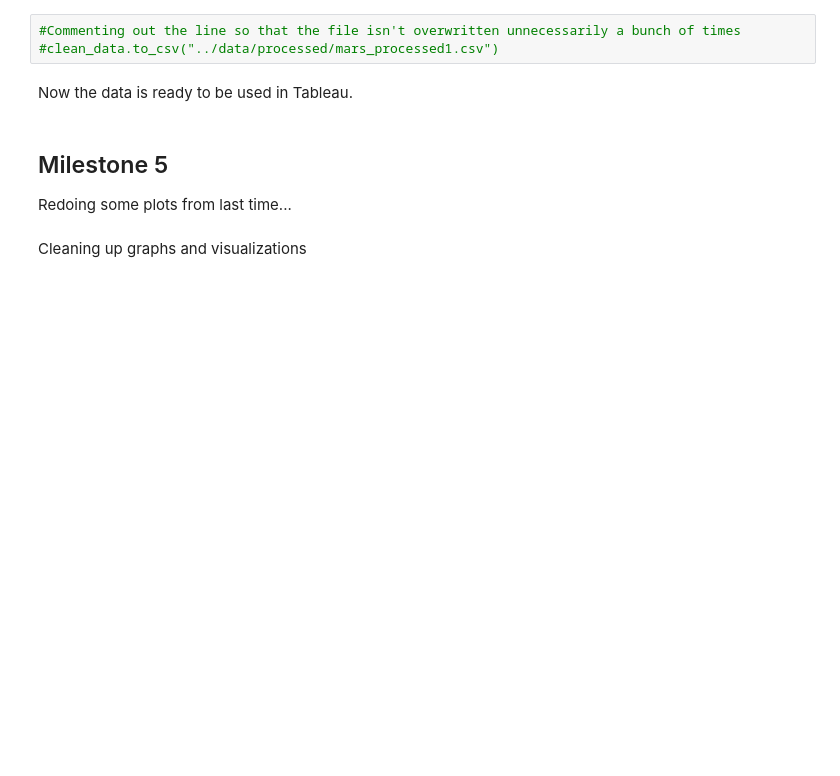
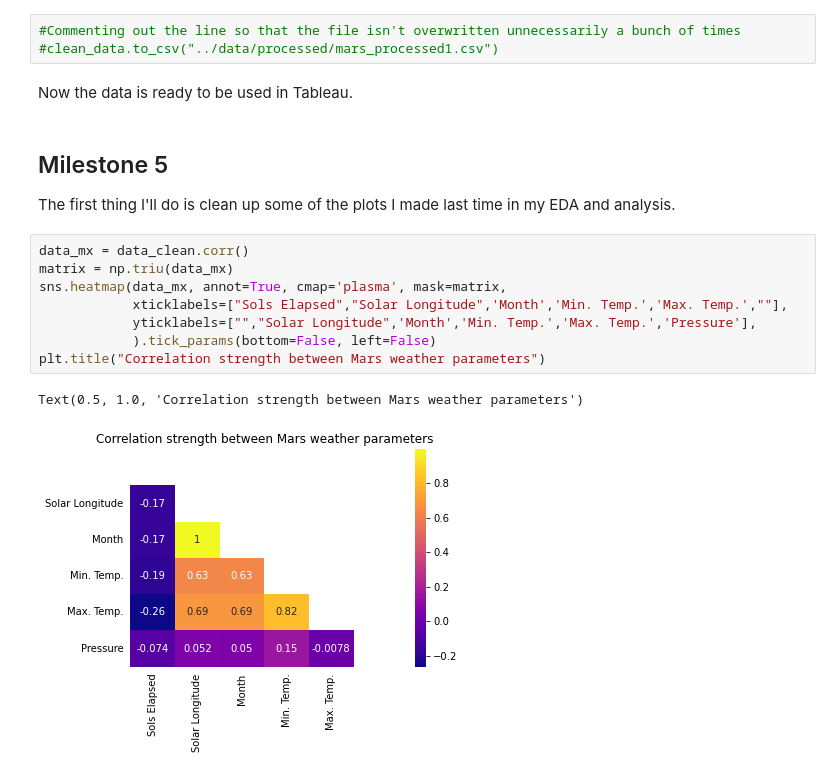
Before and after one commit to data301-2021-winter1/group15-project, a Jupyter notebook: notebooks/analysis1.ipynb, the cells around one changed output. Cells and saved outputs as stored; diff of their text form; blank space fills up the shorter version.

```diff
--- a/notebooks/analysis1.ipynb
+++ b/notebooks/analysis1.ipynb
@@ -195,8 +194,17 @@ I'll begin by saving my wrangled data as a csv file.
 #clean_data.to_csv("../data/processed/mars_processed1.csv")
 # %% [markdown]
 Now the data is ready to be used in Tableau.
-# %% [markdown]
-## Milestone 5
-Redoing some plots from last time...
-# %% [markdown]
-Cleaning up graphs and visualizations
+# %% [markdown]
+## Milestone 5
+The first thing I'll do is clean up some of the plots I made last time in my EDA and analysis.
+# %%
+data_mx = data_clean.corr()
+matrix = np.triu(data_mx)
+sns.heatmap(data_mx, annot=True, cmap='plasma', mask=matrix,
+            xticklabels=["Sols Elapsed","Solar Longitude",'Month','Min. Temp.','Max. Temp.',""],
+            yticklabels=["","Solar Longitude",'Month','Min. Temp.','Max. Temp.','Pressure'],
+            ).tick_params(bottom=False, left=False)
+plt.title("Correlation strength between Mars weather parameters")
+# %% [output]
+Text(0.5, 1.0, 'Correlation strength between Mars weather parameters')
+[figure, added]
```
Also changed, not shown: parts of 10 cells of this notebook, 1 other file.
